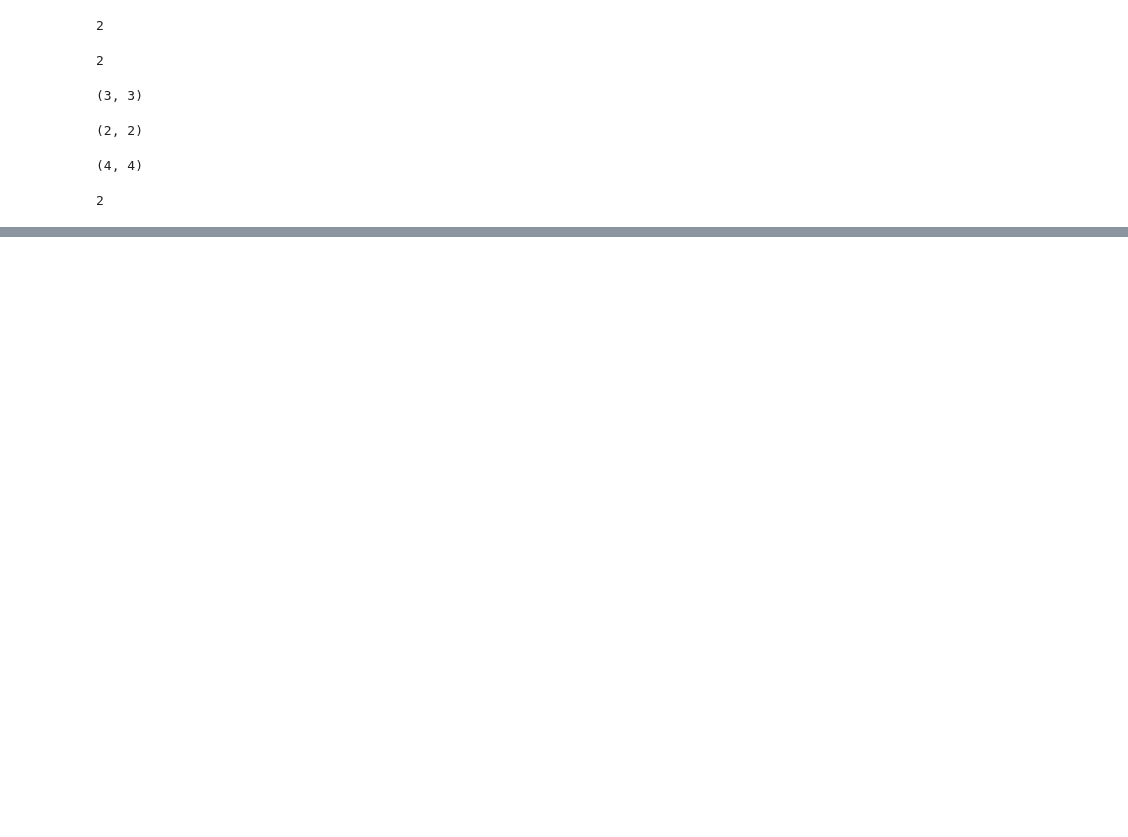
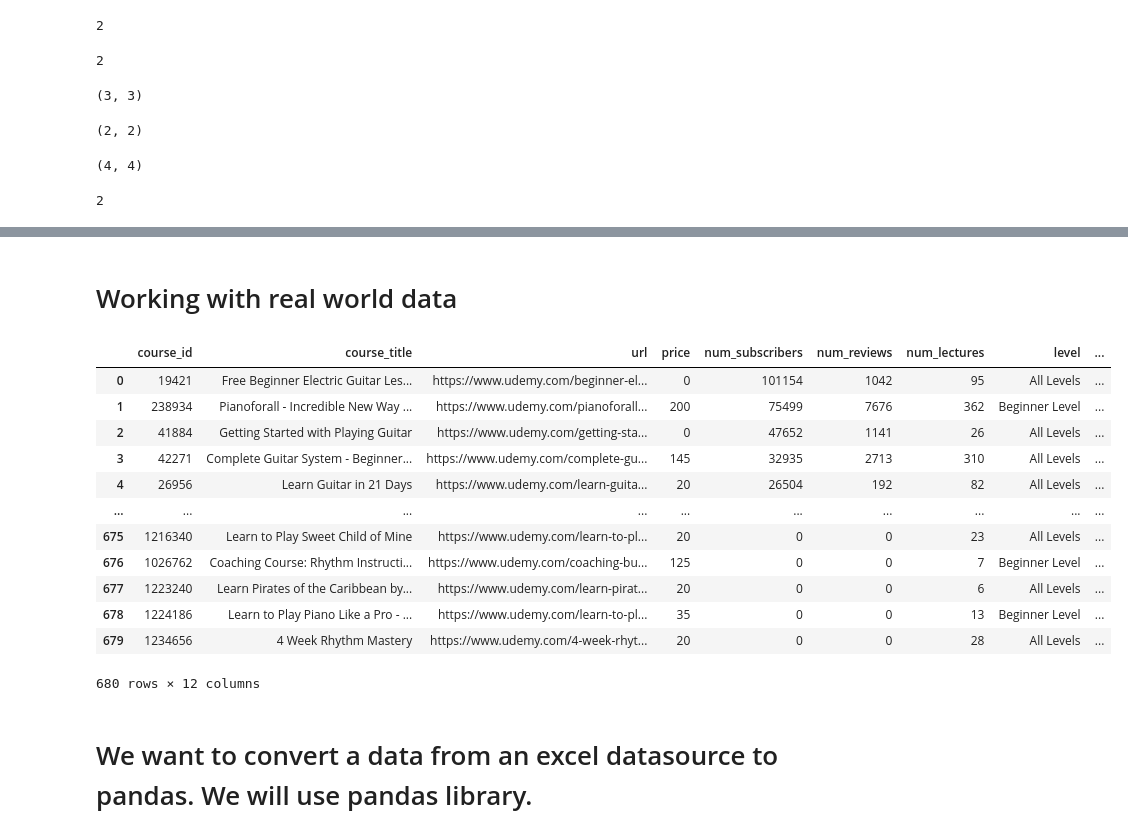
Before and after one commit to jaywon9ja/Data_Analysis_with_Python_Dparagon, a Jupyter notebook: Data_Analysis_Libraries.ipynb, the cells around one changed output, grey strips where cells are left out. Cells and saved outputs as stored; diff of their text form; code cells hidden in the pictures; blank space fills up the shorter version.

```diff
--- a/Data_Analysis_Libraries.ipynb
+++ b/Data_Analysis_Libraries.ipynb
@@ -68,0 +176,24 @@ arr_4.ndim
+# %% [markdown]
+# Working with real world data
+# %%
+### 1. Read the data
+
+df = pd.read_csv('Data_Sheet_Udemy_Courses_-_Music_Courses - Data_Sheet_Udemy_Courses_-_Music_Courses.csv')
+# %%
+df
+# %% [output]
+|  | course_id | course_title | url | price | num_subscribers | num_reviews | num_lectures | level | ... |
+| 0 | 19421 | Free Beginner Electric Guitar Les... | https://www.udemy.com/beginner-el... | 0 | 101154 | 1042 | 95 | All Levels | ... |
+| 1 | 238934 | Pianoforall - Incredible New Way ... | https://www.udemy.com/pianoforall... | 200 | 75499 | 7676 | 362 | Beginner Level | ... |
+| 2 | 41884 | Getting Started with Playing Guitar | https://www.udemy.com/getting-sta... | 0 | 47652 | 1141 | 26 | All Levels | ... |
+| 3 | 42271 | Complete Guitar System - Beginner... | https://www.udemy.com/complete-gu... | 145 | 32935 | 2713 | 310 | All Levels | ... |
+| 4 | 26956 | Learn Guitar in 21 Days | https://www.udemy.com/learn-guita... | 20 | 26504 | 192 | 82 | All Levels | ... |
+| ... | ... | ... | ... | ... | ... | ... | ... | ... | ... |
+| 675 | 1216340 | Learn to Play Sweet Child of Mine | https://www.udemy.com/learn-to-pl... | 20 | 0 | 0 | 23 | All Levels | ... |
+| 676 | 1026762 | Coaching Course: Rhythm Instructi... | https://www.udemy.com/coaching-bu... | 125 | 0 | 0 | 7 | Beginner Level | ... |
+| 677 | 1223240 | Learn Pirates of the Caribbean by... | https://www.udemy.com/learn-pirat... | 20 | 0 | 0 | 6 | All Levels | ... |
+| 678 | 1224186 | Learn to Play Piano Like a Pro - ... | https://www.udemy.com/learn-to-pl... | 35 | 0 | 0 | 13 | Beginner Level | ... |
+| 679 | 1234656 | 4 Week Rhythm Mastery | https://www.udemy.com/4-week-rhyt... | 20 | 0 | 0 | 28 | All Levels | ... |
+680 rows × 12 columns
+# %% [markdown]
+# We want to convert a data from an excel datasource to pandas. We will use pandas library.
```
Also changed, not shown: parts of 24 cells of this notebook.
